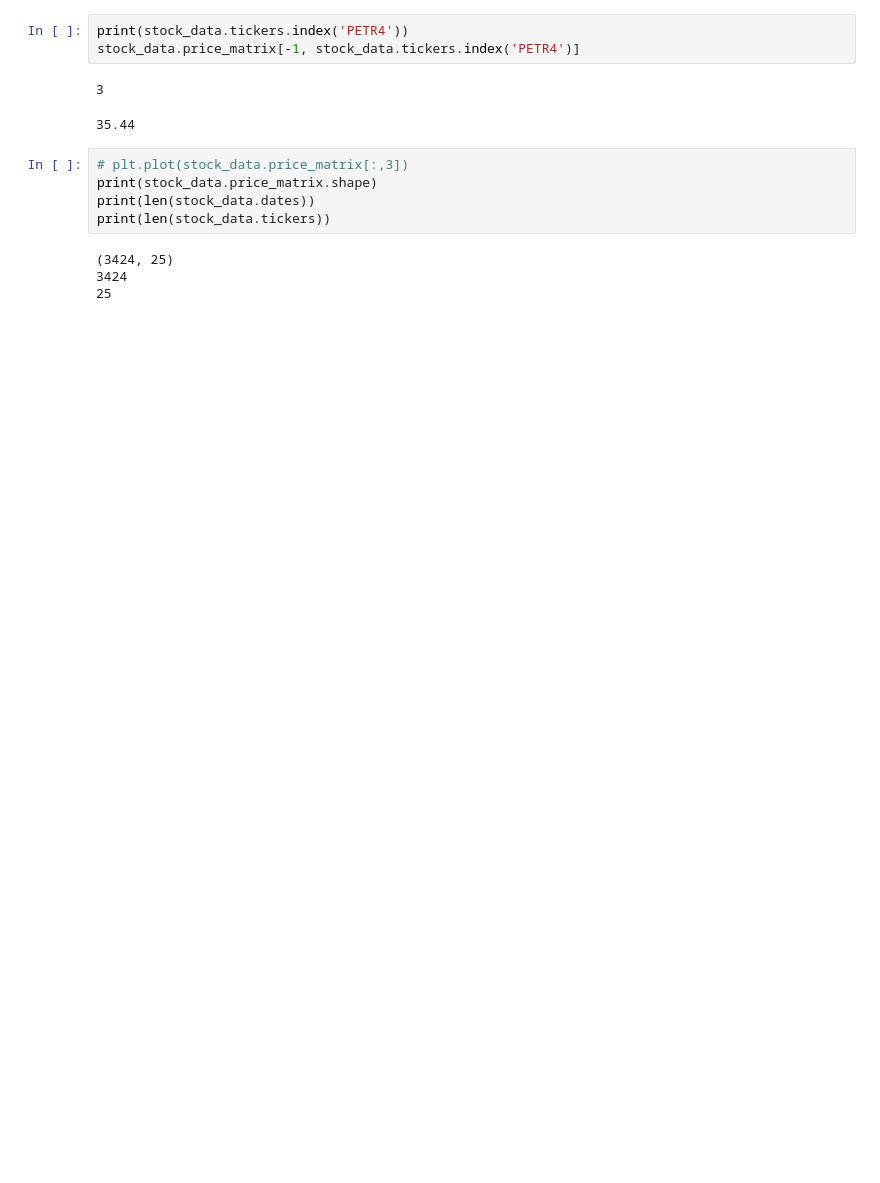
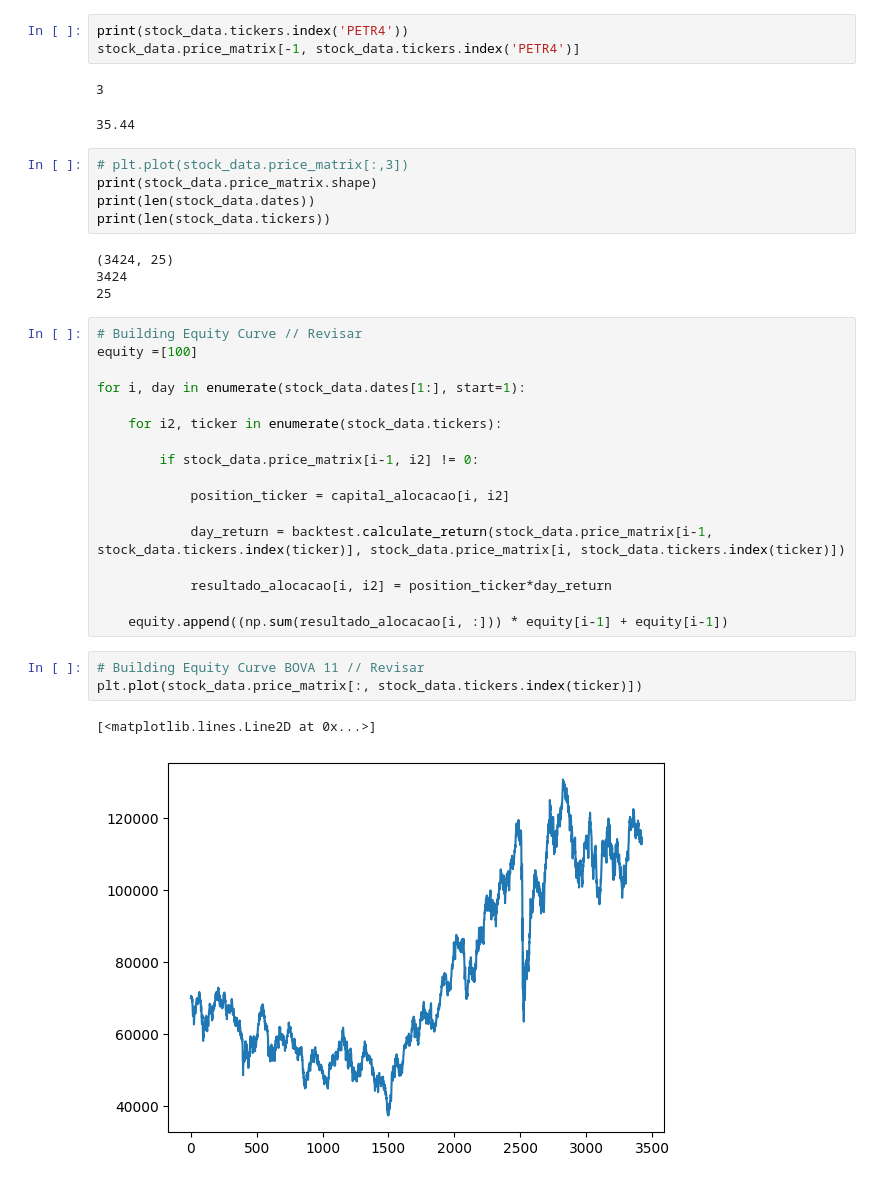
Before and after one commit to gassuncao27/quant_research_2023, a Jupyter notebook: model_tests2.ipynb, the cells around one changed output. Cells and saved outputs as stored; diff of their text form; blank space fills up the shorter version.

Commit message:
Backtest modelo 0 completo

```diff
--- a/model_tests2.ipynb
+++ b/model_tests2.ipynb
@@ -244,3 +231,26 @@ print(len(stock_data.tickers))
 (3424, 25)
 3424
 25
+# %%
+# Building Equity Curve // Revisar
+equity =[100]
+
+for i, day in enumerate(stock_data.dates[1:], start=1):
+
+    for i2, ticker in enumerate(stock_data.tickers):
+
+        if stock_data.price_matrix[i-1, i2] != 0:
+
+            position_ticker = capital_alocacao[i, i2]
+
+            day_return = backtest.calculate_return(stock_data.price_matrix[i-1, stock_data.tickers.index(ticker)], stock_data.price_matrix[i, stock_data.tickers.index(ticker)])
+
+            resultado_alocacao[i, i2] = position_ticker*day_return
+
+    equity.append((np.sum(resultado_alocacao[i, :])) * equity[i-1] + equity[i-1])
+# %%
+# Building Equity Curve BOVA 11 // Revisar
+plt.plot(stock_data.price_matrix[:, stock_data.tickers.index(ticker)])
+# %% [output]
+[<matplotlib.lines.Line2D at 0x...>]
+[figure, added]
```
Also changed, not shown: parts of 7 cells of this notebook.
